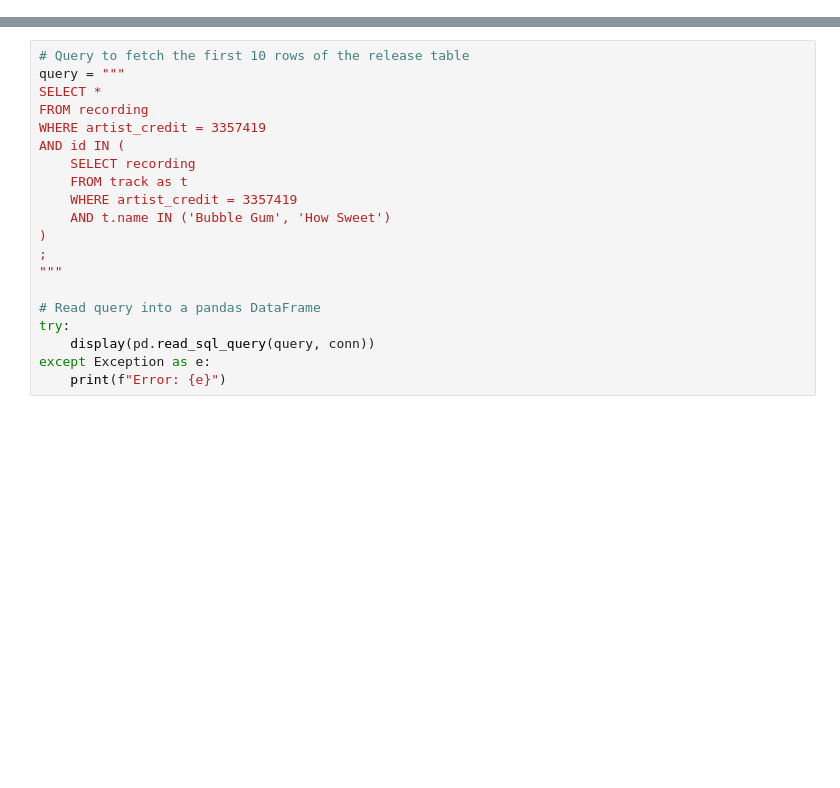
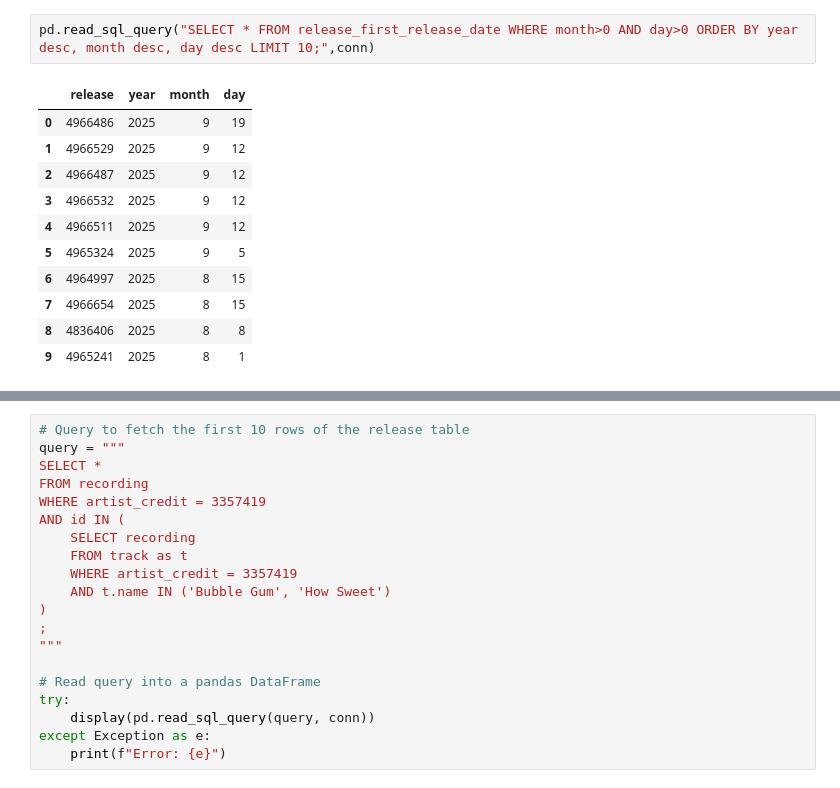
Before and after one commit to amyjslee94/data_analytics_projects, a Jupyter notebook: Music_Analysis/analysis.ipynb, the cells around one changed output, grey strips where cells are left out. Drawn from its saved outputs; the diff is of its cells as text; blank space fills up the shorter version.

```diff
--- a/Music_Analysis/analysis.ipynb
+++ b/Music_Analysis/analysis.ipynb
@@ -25,0 +111,14 @@ Connected to the database successfully!
+# %%
+pd.read_sql_query("SELECT * FROM release_first_release_date WHERE month>0 AND day>0 ORDER BY year desc, month desc, day desc LIMIT 10;",conn)
+# %% [output]
+|  | release | year | month | day |
+| 0 | 4966486 | 2025 | 9 | 19 |
+| 1 | 4966529 | 2025 | 9 | 12 |
+| 2 | 4966487 | 2025 | 9 | 12 |
+| 3 | 4966532 | 2025 | 9 | 12 |
+| 4 | 4966511 | 2025 | 9 | 12 |
+| 5 | 4965324 | 2025 | 9 | 5 |
+| 6 | 4964997 | 2025 | 8 | 15 |
+| 7 | 4966654 | 2025 | 8 | 15 |
+| 8 | 4836406 | 2025 | 8 | 8 |
+| 9 | 4965241 | 2025 | 8 | 1 |
```
Also changed, not shown: parts of 10 cells of this notebook, 15 other files.
